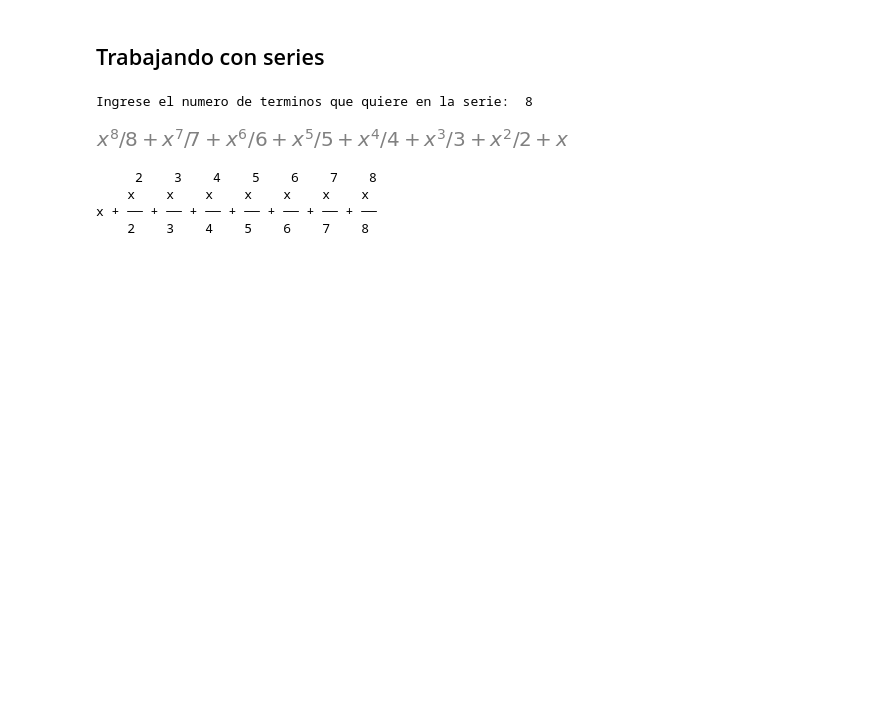
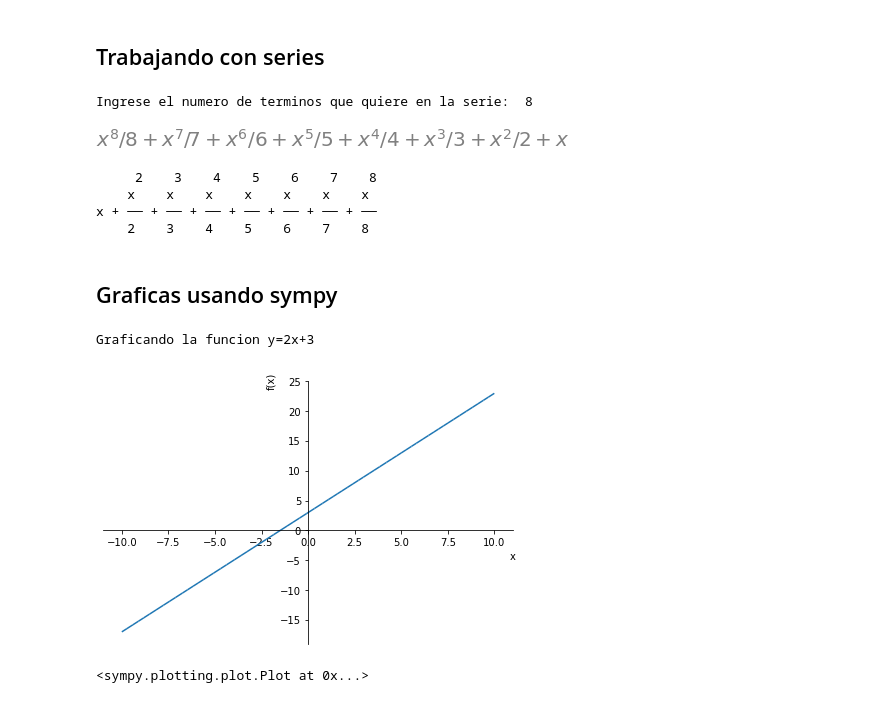
Before and after one commit to MkCst/Python-numerico, a Jupyter notebook: E-0 Uso de sympy.ipynb, the cells around one changed output. Drawn from its saved outputs; the diff is of its cells as text; code cells hidden in the pictures; blank space fills up the shorter version.

Commit message:
Se termina de ver las funciones básicas de sympy

```diff
--- a/E-0 Uso de sympy.ipynb
+++ b/E-0 Uso de sympy.ipynb
@@ -347,3 +349,19 @@ Ingrese el numero de terminos que quiere en la serie:  8
     x    x    x    x    x    x    x
 x + ── + ── + ── + ── + ── + ── + ──
     2    3    4    5    6    7    8
+# %% [markdown]
+## Graficas usando sympy
+# %%
+# Graficando una funcion lineal
+from sympy.interactive import printing
+printing.init_printing(use_latex=True)
+
+import sympy as sp
+
+x = sp.Symbol("x")
+print("Graficando la funcion y=2x+3")
+display(sp.plot(2*x+3))
+# %% [output]
+Graficando la funcion y=2x+3
+[figure, added]
+<sympy.plotting.plot.Plot at 0x...>
```
Also changed, not shown: parts of 4 cells of this notebook.
